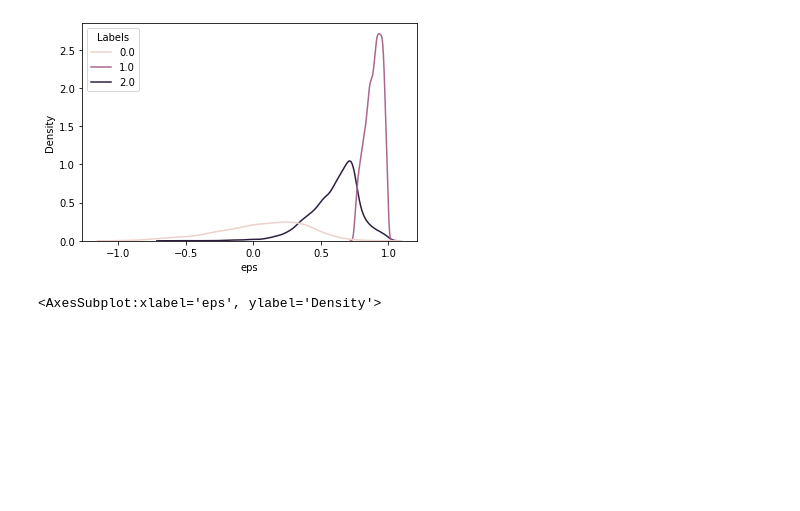
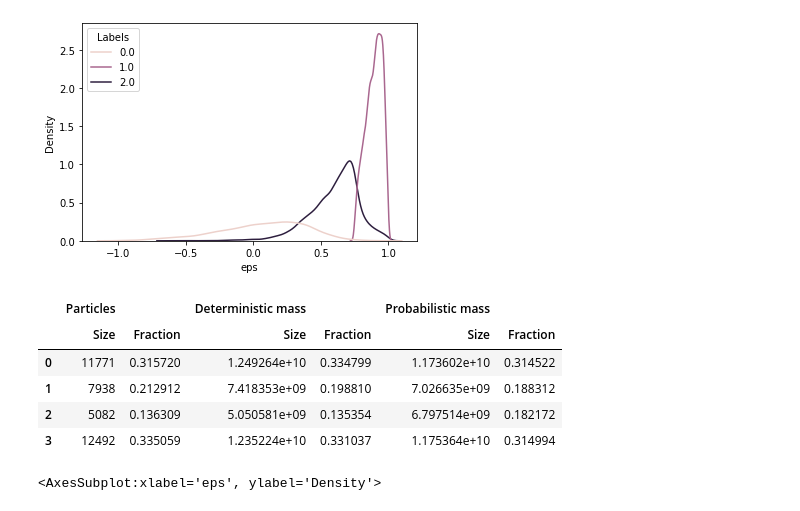
Before and after one commit to antotaverna/gchop_paper, a Jupyter notebook: df_stars.ipynb, the cells around one changed output. Saved outputs shown, nothing was run; the diff lists cells and outputs as text; code cells hidden in the pictures; blank space fills up the shorter version.

```diff
--- a/df_stars.ipynb
+++ b/df_stars.ipynb
@@ -178,21 +220,29 @@ gal.plot.circ_kde("eps",labels=labels_gmm3)
 # %%
 decomposer = gchop.models.GaussianMixture(n_components=4, random_state=111806)
 cmp_labels = decomposer.decompose(gal)
 labels_gmm4 = cmp_labels.labels[cmp_labels.ptypes == 'stars']
 #lab0: Thin Disk
 #lab1: Bulge
 #lab2: Stellar halo
 #lab3: Thick disk
 cmp_labels
 
 for index, value in enumerate(labels_gmm4):
     if value == 0:
       labels_gmm4[index] = 2
     if value == 2:
       labels_gmm4[index] = 0
 
 #Probabilities
 describe_gmm4=cmp_labels.describe()
+cmp_labels.describe()
+# %% [output]
+|  | Particles |  | Deterministic mass |  | Probabilistic mass |  |
+|  | Size | Fraction | Size | Fraction | Size | Fraction |
+| 0 | 11771 | 0.315720 | 1.249264e+10 | 0.334799 | 1.173602e+10 | 0.314522 |
+| 1 | 7938 | 0.212912 | 7.418353e+09 | 0.198810 | 7.026635e+09 | 0.188312 |
+| 2 | 5082 | 0.136309 | 5.050581e+09 | 0.135354 | 6.797514e+09 | 0.182172 |
+| 3 | 12492 | 0.335059 | 1.235224e+10 | 0.331037 | 1.175364e+10 | 0.314994 |
 # %%
 gal.plot.circ_kde("eps",labels=labels_gmm4)
 # %% [output]
```
Also changed, not shown: parts of 15 cells of this notebook.
